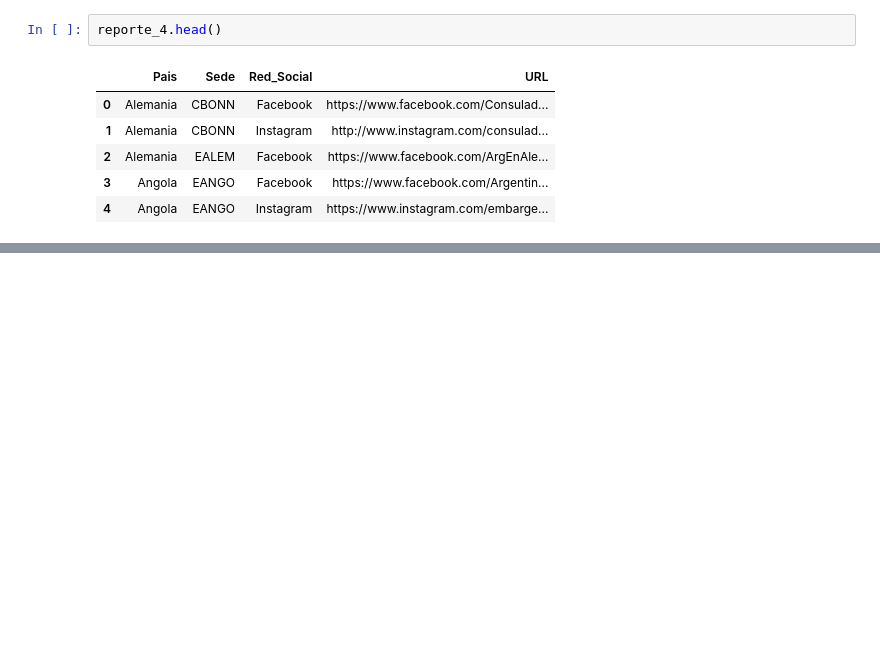
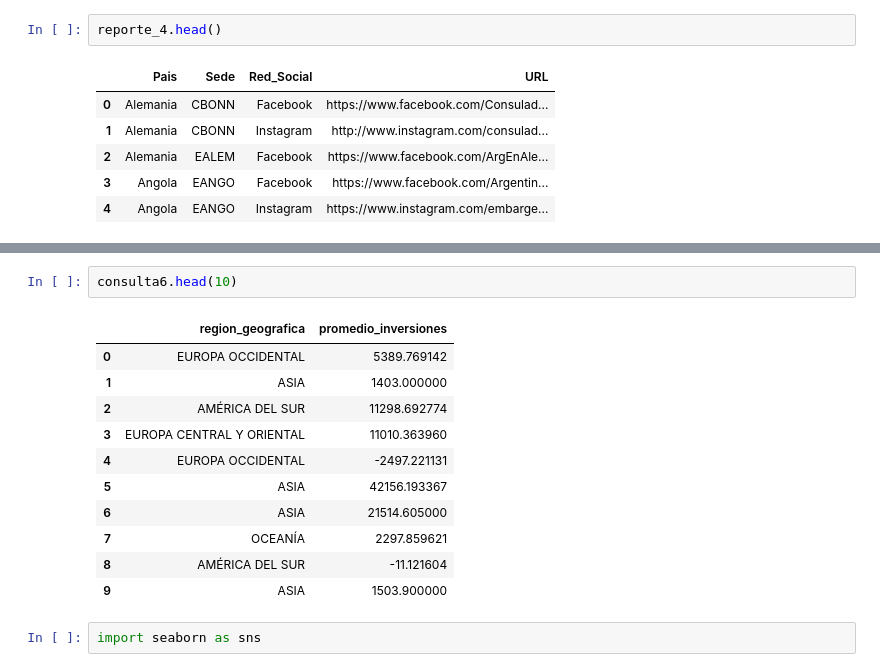
Before and after one commit to Empromptu/Inversion-extranjera-en-Argentina, a Jupyter notebook: notas.ipynb, the cells around one changed output, grey strips where cells are left out. Cells and saved outputs as stored; diff of their text form; blank space fills up the shorter version.

```diff
--- a/notas.ipynb
+++ b/notas.ipynb
@@ -765,0 +812,16 @@ reporte_4.head()
+# %%
+consulta6.head(10)
+# %% [output]
+|  | region_geografica | promedio_inversiones |
+| 0 | EUROPA OCCIDENTAL | 5389.769142 |
+| 1 | ASIA | 1403.000000 |
+| 2 | AMÉRICA DEL SUR | 11298.692774 |
+| 3 | EUROPA CENTRAL Y ORIENTAL | 11010.363960 |
+| 4 | EUROPA OCCIDENTAL | -2497.221131 |
+| 5 | ASIA | 42156.193367 |
+| 6 | ASIA | 21514.605000 |
+| 7 | OCEANÍA | 2297.859621 |
+| 8 | AMÉRICA DEL SUR | -11.121604 |
+| 9 | ASIA | 1503.900000 |
+# %%
+import seaborn as sns
```
Also changed, not shown: parts of 7 cells of this notebook.
